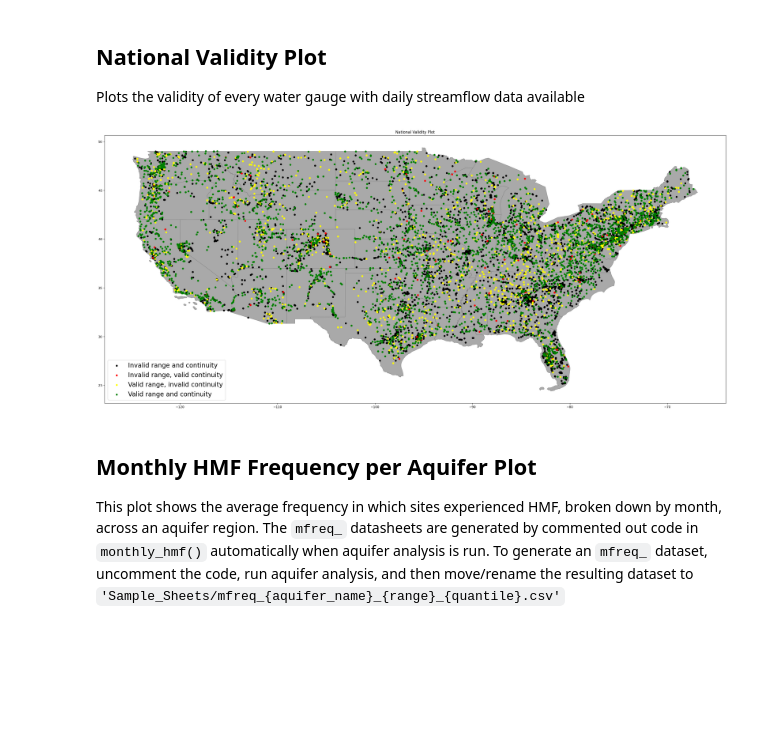
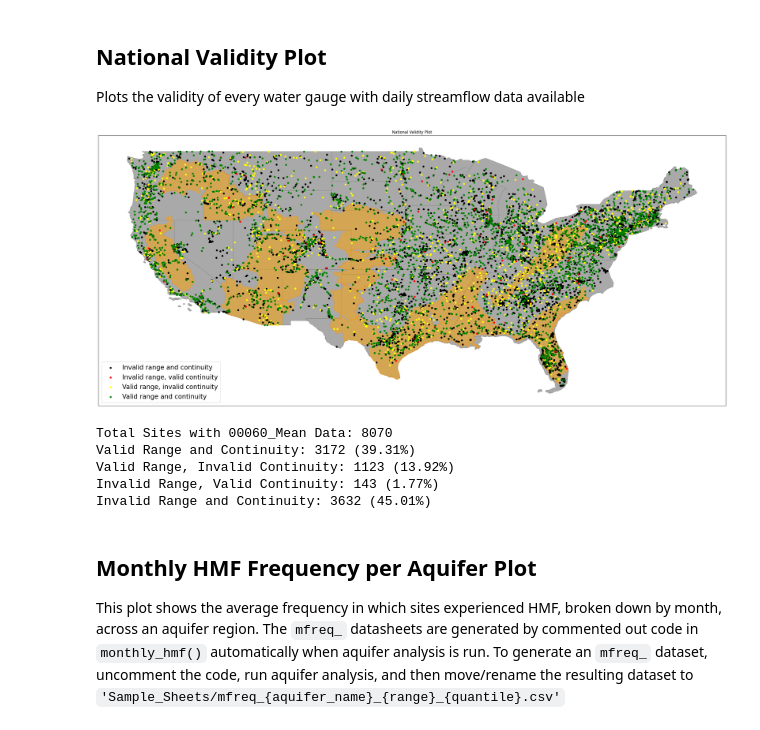
Before and after one commit to AlekWithK/DahlkeLab_LAWR, a Jupyter notebook: aquifer_plotting.ipynb, the cells around one changed output. Saved outputs shown, nothing was run; the diff lists cells and outputs as text; code cells hidden in the pictures; blank space fills up the shorter version.

```diff
--- a/aquifer_plotting.ipynb
+++ b/aquifer_plotting.ipynb
@@ -220,32 +220,51 @@ dataset = 'National_Validity.xlsx'
 datapath = f'Prelim_Data/{dataset}'
 lower_48_shp_path = 'ShapeFiles/Lower48/lower48.shp'
 
+show_huc2 = False
 show_huc4 = False
 show_aquifer = False
+show_rateb_aqs = True
 
 df_validity = pd.read_excel(datapath, sheet_name='national_validity')
 # %%
 fig, ax = plt.subplots(figsize=(35, 35))
 plt.title(f"National Validity Plot", loc='center')
 
-fn.plot_lower_48(ax, lower48_shp_path)
+fn.plot_lower_48(ax, lower_48_shp_path)
+
+if show_rateb_aqs:
+    fn.plot_rateb_aquifers(ax=ax, edgecolor='darkorange', facecolor='orange', alpha=0.5)
+
 geo_df = fn.convert_geometry(df_validity)
 
 colors = df_validity['data_range'].astype(str) + df_validity['data_cont'].astype(str)
 gdf_green = geo_df[colors == 'TrueTrue']
 gdf_yellow = geo_df[colors == 'TrueFalse']
 gdf_red = geo_df[colors == 'FalseTrue']
 gdf_black = geo_df[colors == 'FalseFalse']
 
 gdf_black.plot(ax=ax, color='black', label='Invalid range and continuity', markersize=100, marker='.', alpha=1.0)
 gdf_red.plot(ax=ax, color='red', label='Invalid range, valid continuity', markersize=100, marker='.', alpha=1.0)
 gdf_yellow.plot(ax=ax, color='yellow', label='Valid range, invalid continuity', markersize=100, marker='.', alpha=1.0)
 gdf_green.plot(ax=ax, color='green', label='Valid range and continuity', markersize=100, marker='.', alpha=1.0)
 
+ax.set_xticks([])
+ax.set_yticks([])
 plt.legend(prop={'size': 20})
 plt.show()
+
+print(f'Total Sites with 00060_Mean Data: {len(df_validity)}')
+print(f'Valid Range and Continuity: {len(gdf_green)} ({round(len(gdf_green)/len(df_validity)*100, 2)}%)')
+print(f'Valid Range, Invalid Continuity: {len(gdf_yellow)} ({round(len(gdf_yellow)/len(df_validity)*100, 2)}%)')
+print(f'Invalid Range, Valid Continuity: {len(gdf_red)} ({round(len(gdf_red)/len(df_validity)*100, 2)}%)')
+print(f'Invalid Range and Continuity: {len(gdf_black)} ({round(len(gdf_black)/len(df_validity)*100, 2)}%)')
 # %% [output]
-[figure, old version]
+[figure, new version]
+Total Sites with 00060_Mean Data: 8070
+Valid Range and Continuity: 3172 (39.31%)
+Valid Range, Invalid Continuity: 1123 (13.92%)
+Invalid Range, Valid Continuity: 143 (1.77%)
+Invalid Range and Continuity: 3632 (45.01%)
 # %% [markdown]
 ## Monthly HMF Frequency per Aquifer Plot
 This plot shows the average frequency in which sites experienced HMF, broken down by month, across an aquifer region. The `mfreq_` datasheets are generated by commented out code in `monthly_hmf()` automatically when aquifer analysis is run. To generate an `mfreq_` dataset, uncomment the code, run aquifer analysis, and then move/rename the resulting dataset to `'Sample_Sheets/mfreq_{aquifer_name}_{range}_{quantile}.csv'`
```
Also changed, not shown: parts of 2 cells of this notebook, 20 other files.
